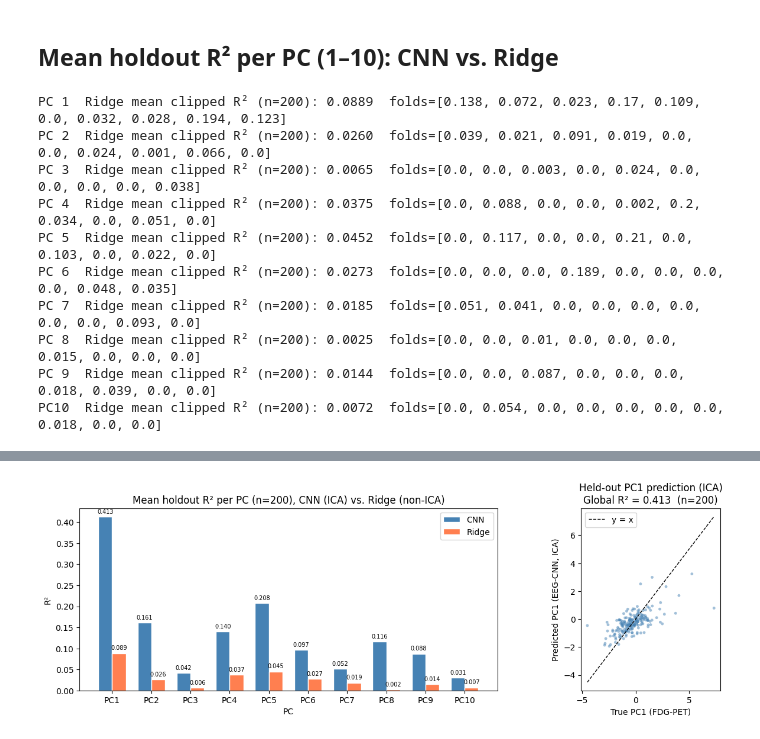
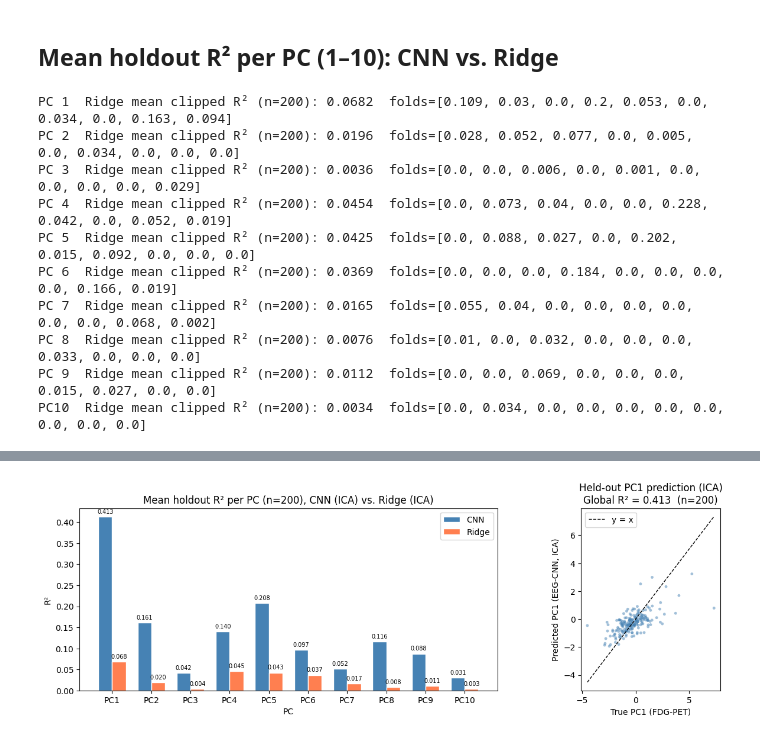
Before and after one commit to william2952/EEG_FDG_dementia, a Jupyter notebook: baseline_ML_model.ipynb, the cells around one changed output, grey strips where cells are left out. Cells and saved outputs as stored; diff of their text form; code cells hidden in the pictures.

```diff
--- a/baseline_ML_model.ipynb
+++ b/baseline_ML_model.ipynb
@@ -13,9 +13,9 @@ import matplotlib.pyplot as plt
 from train_cv import make_stratified_folds, _load_pca_and_subjects
 # %%
 # ── Config — mirrors train_cv.py defaults for comparability ──────────────────
-DATA_DIR    = Path("model_data/non_ica_19_channels")
+DATA_DIR    = Path("model_data/post_ica_19_channels")
 PCA_PARQUET = Path("model_data/matched_pca_vectors.parquet")
-OUTPUT_DIR  = Path("model_data/baseline_band_power_results")
+OUTPUT_DIR  = Path("model_data/baseline_band_power_results_ica")
 FEATURE_CACHE = OUTPUT_DIR / "band_power_features.parquet"
 OUTPUT_DIR.mkdir(parents=True, exist_ok=True)
 
@@ -257,16 +273,16 @@ for pc in range(1, 11):
     ridge_pc_global_r2.append(r2)
     print(f"PC{pc:2d}  Ridge mean clipped R² (n={n_holdout_total}): {r2:.4f}  folds={[round(v, 3) for v in fold_r2s]}")
 # %% [output]
-PC 1  Ridge mean clipped R² (n=200): 0.0889  folds=[0.138, 0.072, 0.023, 0.17, 0.109, 0.0, 0.032, 0.028, 0.194, 0.123]
-PC 2  Ridge mean clipped R² (n=200): 0.0260  folds=[0.039, 0.021, 0.091, 0.019, 0.0, 0.0, 0.024, 0.001, 0.066, 0.0]
-PC 3  Ridge mean clipped R² (n=200): 0.0065  folds=[0.0, 0.0, 0.003, 0.0, 0.024, 0.0, 0.0, 0.0, 0.0, 0.038]
-PC 4  Ridge mean clipped R² (n=200): 0.0375  folds=[0.0, 0.088, 0.0, 0.0, 0.002, 0.2, 0.034, 0.0, 0.051, 0.0]
-PC 5  Ridge mean clipped R² (n=200): 0.0452  folds=[0.0, 0.117, 0.0, 0.0, 0.21, 0.0, 0.103, 0.0, 0.022, 0.0]
-PC 6  Ridge mean clipped R² (n=200): 0.0273  folds=[0.0, 0.0, 0.0, 0.189, 0.0, 0.0, 0.0, 0.0, 0.048, 0.035]
-PC 7  Ridge mean clipped R² (n=200): 0.0185  folds=[0.051, 0.041, 0.0, 0.0, 0.0, 0.0, 0.0, 0.0, 0.093, 0.0]
-PC 8  Ridge mean clipped R² (n=200): 0.0025  folds=[0.0, 0.0, 0.01, 0.0, 0.0, 0.0, 0.015, 0.0, 0.0, 0.0]
-PC 9  Ridge mean clipped R² (n=200): 0.0144  folds=[0.0, 0.0, 0.087, 0.0, 0.0, 0.0, 0.018, 0.039, 0.0, 0.0]
-PC10  Ridge mean clipped R² (n=200): 0.0072  folds=[0.0, 0.054, 0.0, 0.0, 0.0, 0.0, 0.0, 0.018, 0.0, 0.0]
+PC 1  Ridge mean clipped R² (n=200): 0.0682  folds=[0.109, 0.03, 0.0, 0.2, 0.053, 0.0, 0.034, 0.0, 0.163, 0.094]
+PC 2  Ridge mean clipped R² (n=200): 0.0196  folds=[0.028, 0.052, 0.077, 0.0, 0.005, 0.0, 0.034, 0.0, 0.0, 0.0]
+PC 3  Ridge mean clipped R² (n=200): 0.0036  folds=[0.0, 0.0, 0.006, 0.0, 0.001, 0.0, 0.0, 0.0, 0.0, 0.029]
+PC 4  Ridge mean clipped R² (n=200): 0.0454  folds=[0.0, 0.073, 0.04, 0.0, 0.0, 0.228, 0.042, 0.0, 0.052, 0.019]
+PC 5  Ridge mean clipped R² (n=200): 0.0425  folds=[0.0, 0.088, 0.027, 0.0, 0.202, 0.015, 0.092, 0.0, 0.0, 0.0]
+PC 6  Ridge mean clipped R² (n=200): 0.0369  folds=[0.0, 0.0, 0.0, 0.184, 0.0, 0.0, 0.0, 0.0, 0.166, 0.019]
+PC 7  Ridge mean clipped R² (n=200): 0.0165  folds=[0.055, 0.04, 0.0, 0.0, 0.0, 0.0, 0.0, 0.0, 0.068, 0.002]
+PC 8  Ridge mean clipped R² (n=200): 0.0076  folds=[0.01, 0.0, 0.032, 0.0, 0.0, 0.0, 0.033, 0.0, 0.0, 0.0]
+PC 9  Ridge mean clipped R² (n=200): 0.0112  folds=[0.0, 0.0, 0.069, 0.0, 0.0, 0.0, 0.015, 0.027, 0.0, 0.0]
+PC10  Ridge mean clipped R² (n=200): 0.0034  folds=[0.0, 0.034, 0.0, 0.0, 0.0, 0.0, 0.0, 0.0, 0.0, 0.0]
 # %%
 # ── CNN: mean holdout R² per PC, from precomputed predictions (ICA, stratified
 #         thresholded folds) ─────────────────────────────────────────────────
@@ -302,32 +318,32 @@ ax_scatter = fig.add_subplot(gs[1])
 
 x = np.arange(1, 11)
 width = 0.35
 bars_cnn   = ax.bar(x - width / 2, cnn_pc_global_r2, width, label="CNN",
                      color="steelblue", edgecolor="white")
 bars_ridge = ax.bar(x + width / 2, ridge_pc_global_r2, width, label="Ridge",
                      color="coral", edgecolor="white")
 ax.axhline(0, color="black", linewidth=0.8)
 ax.set(xlabel="PC", ylabel="R²",
-       title="Mean holdout R² per PC (n=200), CNN (ICA) vs. Ridge (non-ICA)",
+       title="Mean holdout R² per PC (n=200), CNN (ICA) vs. Ridge (ICA)",
        xticks=x, xticklabels=[f"PC{i}" for i in range(1, 11)])
 for bars, values in [(bars_cnn, cnn_pc_global_r2), (bars_ridge, ridge_pc_global_r2)]:
     for bar, v in zip(bars, values):
         ax.text(bar.get_x() + bar.get_width() / 2, v + 0.005,
                 f"{v:.3f}", ha="center", va="bottom", fontsize=7)
 ax.legend()
 
 # Held-out PC1 prediction scatter (CNN, ICA thresholded)
 ax_scatter.scatter(cnn_ica_df["true_pc1"], cnn_ica_df["pred_pc1"], alpha=0.5, s=12,
                     color="steelblue", edgecolors="none")
 lims = [min(cnn_ica_df["true_pc1"].min(), cnn_ica_df["pred_pc1"].min()),
         max(cnn_ica_df["true_pc1"].max(), cnn_ica_df["pred_pc1"].max())]
 ax_scatter.plot(lims, lims, "k--", linewidth=1, label="y = x")
 ax_scatter.set(xlabel="True PC1 (FDG-PET)", ylabel="Predicted PC1 (EEG-CNN, ICA)",
                title=f"Held-out PC1 prediction (ICA)\nGlobal R² = {cnn_pc_global_r2[0]:.3f}  (n={len(cnn_ica_df)})")
 ax_scatter.legend()
 
 plt.tight_layout()
 plt.savefig(OUTPUT_DIR / "cnn_vs_ridge_r2_per_pc.png", dpi=150)
 plt.show()
 # %% [output]
-[figure, old version]
+[figure, new version]
```
Also changed, not shown: parts of 3 cells of this notebook.
